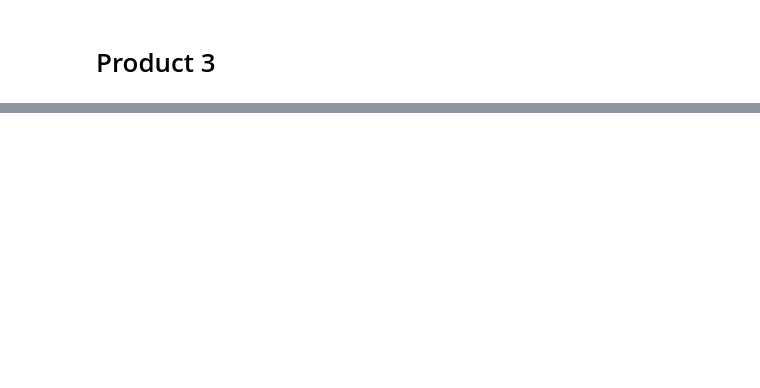
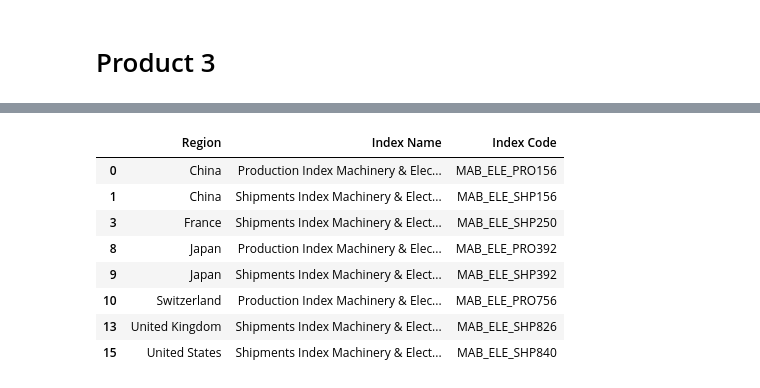
Before and after one commit to philippedut/BC_DA_Siemens, a Jupyter notebook: Notebooks/Feature_selection_real.ipynb, the cells around one changed output, grey strips where cells are left out. Cells and saved outputs as stored; diff of their text form; code cells hidden in the pictures; blank space fills up the shorter version.

Commit message:
finishing feature selection

```diff
--- a/Notebooks/Feature_selection_real.ipynb
+++ b/Notebooks/Feature_selection_real.ipynb
@@ -507,0 +680,8 @@ dtype: float64
+# %%
+selected_dt_features_20 = select_features_decision_tree(
+    sales_df=sales_agg20,
+    market_df=df_market_reduced,
+    product_group=1,
+    importance_threshold=0.01,
+    max_depth=4
+)
@@ -507,0 +699,8 @@ dtype: float64
+# %%
+selected_dt_features_36 = select_features_decision_tree(
+    sales_df=sales_agg36,
+    market_df=df_market_reduced,
+    product_group=1,
+    importance_threshold=0.01,
+    max_depth=4
+)
@@ -507,0 +715,19 @@ dtype: float64
+# %%
+def extract_unique_index_codes(col_names):
+    seen = set()
+    index_codes = []
+    for name in col_names:
+        match = re.match(r'(.+?)(?:_org)?_lag_\d+', name)
+        if match:
+            code = match.group(1)
+            if code not in seen:
+                seen.add(code)
+                index_codes.append(code)
+    return index_codes
+# %%
+selected_dt_features = list(set(selected_dt_features_1 + selected_dt_features_3 + selected_dt_features_4 + selected_dt_features_5 + selected_dt_features_6 + selected_dt_features_8 + selected_dt_features_9 + selected_dt_features_11 + selected_dt_features_12 + selected_dt_features_13 + selected_dt_features_14 + selected_dt_features_16 + selected_dt_features_20 + selected_dt_features_36))
+print(len(selected_dt_features))
+
+selected_features_index = extract_unique_index_codes(selected_dt_features)
+print(len(selected_features_index))
+selected_features_index
@@ -507,0 +757,14 @@ dtype: float64
+# %%
+filtered_info_market = info_market[info_market['Index Code'].isin(selected_features_index)]
+
+filtered_info_market
+# %% [output]
+|  | Region | Index Name | Index Code |
+| 0 | China | Production Index Machinery & Elec... | MAB_ELE_PRO156 |
+| 1 | China | Shipments Index Machinery & Elect... | MAB_ELE_SHP156 |
+| 3 | France | Shipments Index Machinery & Elect... | MAB_ELE_SHP250 |
+| 8 | Japan | Production Index Machinery & Elec... | MAB_ELE_PRO392 |
+| 9 | Japan | Shipments Index Machinery & Elect... | MAB_ELE_SHP392 |
+| 10 | Switzerland | Production Index Machinery & Elec... | MAB_ELE_PRO756 |
+| 13 | United Kingdom | Shipments Index Machinery & Elect... | MAB_ELE_SHP826 |
+| 15 | United States | Shipments Index Machinery & Elect... | MAB_ELE_SHP840 |
```
Also changed, not shown: parts of 31 cells of this notebook, 1 other file.
